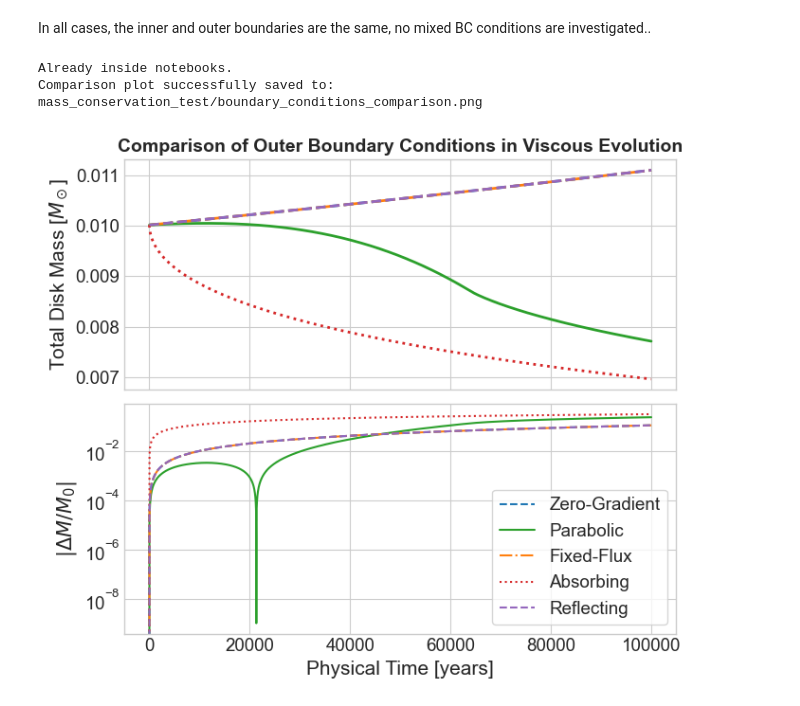
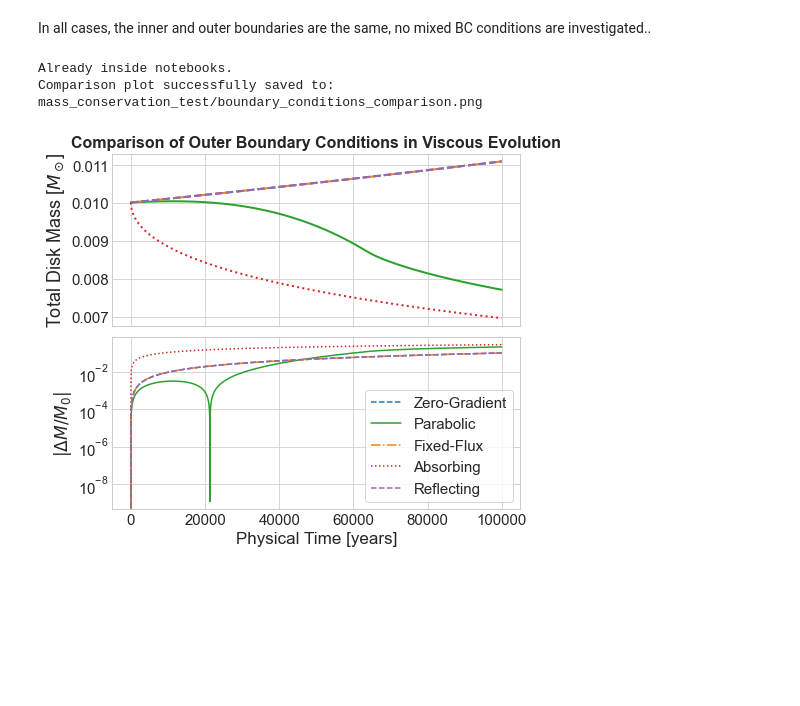
Before and after one commit to tnehezd/RAPID-docs, a Jupyter notebook: docs/notebooks/mass_conservation_test.ipynb, the cells around one changed output. Drawn from its saved outputs; the diff is of its cells as text; code cells hidden in the pictures; blank space fills up the shorter version.

```diff
--- a/docs/notebooks/mass_conservation_test.ipynb
+++ b/docs/notebooks/mass_conservation_test.ipynb
@@ -128,38 +128,38 @@ for label, path in runs.items():
         local_M0 = mass[0]
         rel_diff = np.abs(mass - local_M0) / local_M0
 
         # --- Felső panel: Tömeg evolúció ---
         ax1.plot(time, mass, label=label, color=colors.get(label, 'black'),
                  linestyle=linestyles.get(label, '-'), lw=2)
 
         # --- Alsó panel: Relatív hiba / változás ---
         ax2.plot(time, rel_diff, label=label, color=colors.get(label, 'black'),
                  linestyle=linestyles.get(label, '-'), lw=1.5)  # <--- Itt volt a hiányzó label=label!
     except FileNotFoundError:
         print(f"Warning: File not found for {label} at {path}")
 
 # Felső panel beállításai
-ax1.set_ylabel(r'Total Disk Mass [$M_\odot$]', fontsize=15)
-ax1.set_title('Comparison of Outer Boundary Conditions in Viscous Evolution', fontsize=14, fontweight='bold')
-ax1.tick_params(axis='both', which='major', labelsize=13.5)
+ax1.set_ylabel(r'Total Disk Mass [$M_\odot$]', fontsize=18)
+ax1.set_title('Comparison of Outer Boundary Conditions in Viscous Evolution', fontsize=16, fontweight='bold')
+ax1.tick_params(axis='both', which='major', labelsize=15)
 
 # Alsó panel beállításai
 ax2.set_yscale('log')
-ax2.set_xlabel('Physical Time [years]', fontsize=15)
-ax2.set_ylabel(r'$|\Delta M / M_0|$', fontsize=15)
-ax2.legend(loc='lower right', frameon=True, fontsize=13.5)
-ax2.tick_params(axis='both', which='major', labelsize=13.5)
+ax2.set_xlabel('Physical Time [years]', fontsize=17)
+ax2.set_ylabel(r'$|\Delta M / M_0|$', fontsize=17)
+ax2.legend(loc='lower right', frameon=True, fontsize=15)
+ax2.tick_params(axis='both', which='major', labelsize=15)
 
 plt.tight_layout()
 
 # Mentés nagy felbontású PNG-be
 
 output_png = "mass_conservation_test/boundary_conditions_comparison.png"
 plt.savefig(output_png, dpi=300)
 print(f"Comparison plot successfully saved to: {output_png}")
 
 plt.show()
 # %% [output]
 Already inside notebooks.
 Comparison plot successfully saved to: mass_conservation_test/boundary_conditions_comparison.png
-[figure, old version]
+[figure, new version]
```
Also changed, not shown: 38 other files.
